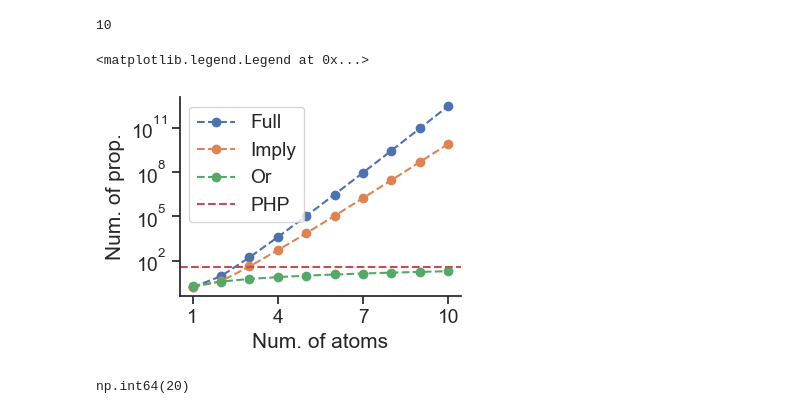
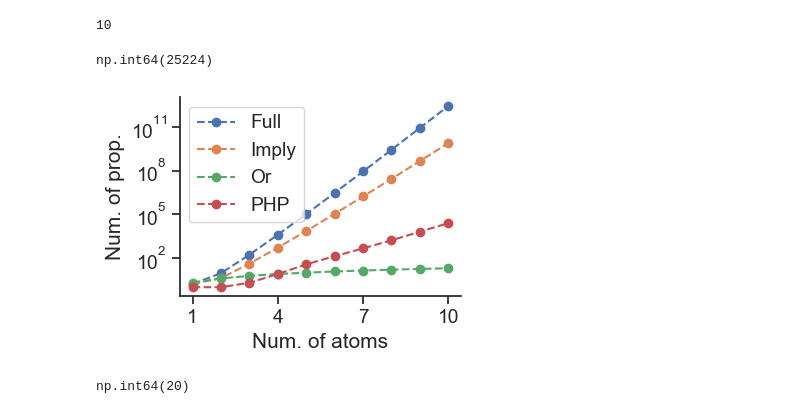
Before and after one commit to wtong98/boule-or-baguette, a Jupyter notebook: task/prop_stat.ipynb, the cells around one changed output. Saved outputs shown, nothing was run; the diff lists cells and outputs as text; code cells hidden in the pictures.

```diff
--- a/task/prop_stat.ipynb
+++ b/task/prop_stat.ipynb
@@ -80,6 +80,31 @@ def count_distinct_equations_assoc_comm(n: int, k: int) -> int:
 print(count_distinct_equations_assoc_comm(2, 2))  # 8132
 # %% [output]
 10
+# %%
+def php_width(n_nodes):
+    if n_nodes <= 2:
+        return 1
+
+    if n_nodes == 3:
+        return 2
+
+    n_imp_pos = n_nodes // 2
+    total = 0
+
+    for pos in range(1, n_imp_pos + 1):
+        n_r = 2 * pos
+        n_l = n_nodes - n_r
+
+        if n_l == 0:
+            continue
+
+        total += 2**(n_l - 1) * np.sum([math.perm(n_l, k) for k in range(1, n_r + 1)])
+
+    return total
+
+php_width(10)
+# %% [output]
+np.int64(25224)
 # %%
 # width dimension
 
@@ -116,37 +141,38 @@ def imply_width(n_nodes):
 
 
 def or_width(n_nodes):
     # return np.sum(np.arange(2, n_nodes + 2))
     return 2 * n_nodes # TODO: check more carefully
 
 
 ls = np.arange(1, 11)
 full_ws = [full_width(n) for n in ls]
 # full_ws = [E[n] / 6 for n in ls]
 imply_ws = [imply_width(n) for n in ls]
 or_ws = [or_width(n) for n in ls]
+php_ws = [php_width(n) for n in ls]
 
 plt.gcf().set_size_inches(4, 3)
 plt.plot(ls, full_ws, '--o', label='Full', color='C0')
 plt.plot(ls, imply_ws, '--o', label='Imply', color='C1')
 plt.plot(ls, or_ws, '--o', label='Or', color='C2')
+plt.plot(ls, php_ws, '--o', label='PHP', color='C3')
 
 # plt.axhline(1e6, color='C4', linestyle='--') <-- add if including PHP enum
-plt.axhline(36, linestyle='--', label='PHP', color='C3')
+# plt.axhline(36, linestyle='--', label='PHP', color='C3')
 
 plt.yscale('log')
 plt.xticks([1, 4, 7, 10])
 
 plt.xlabel('Num. of atoms')
 plt.ylabel('Num. of prop.')
 
 plt.tight_layout()
 plt.legend()
 
-# plt.savefig('pita_breadth.svg')
+plt.savefig('pita_breadth.svg')
 # %% [output]
-<matplotlib.legend.Legend at 0x...>
-[figure, old version]
+[figure, new version]
 # %%
 or_width(5)
 # %% [output]
```
Also changed, not shown: 4 other files.
